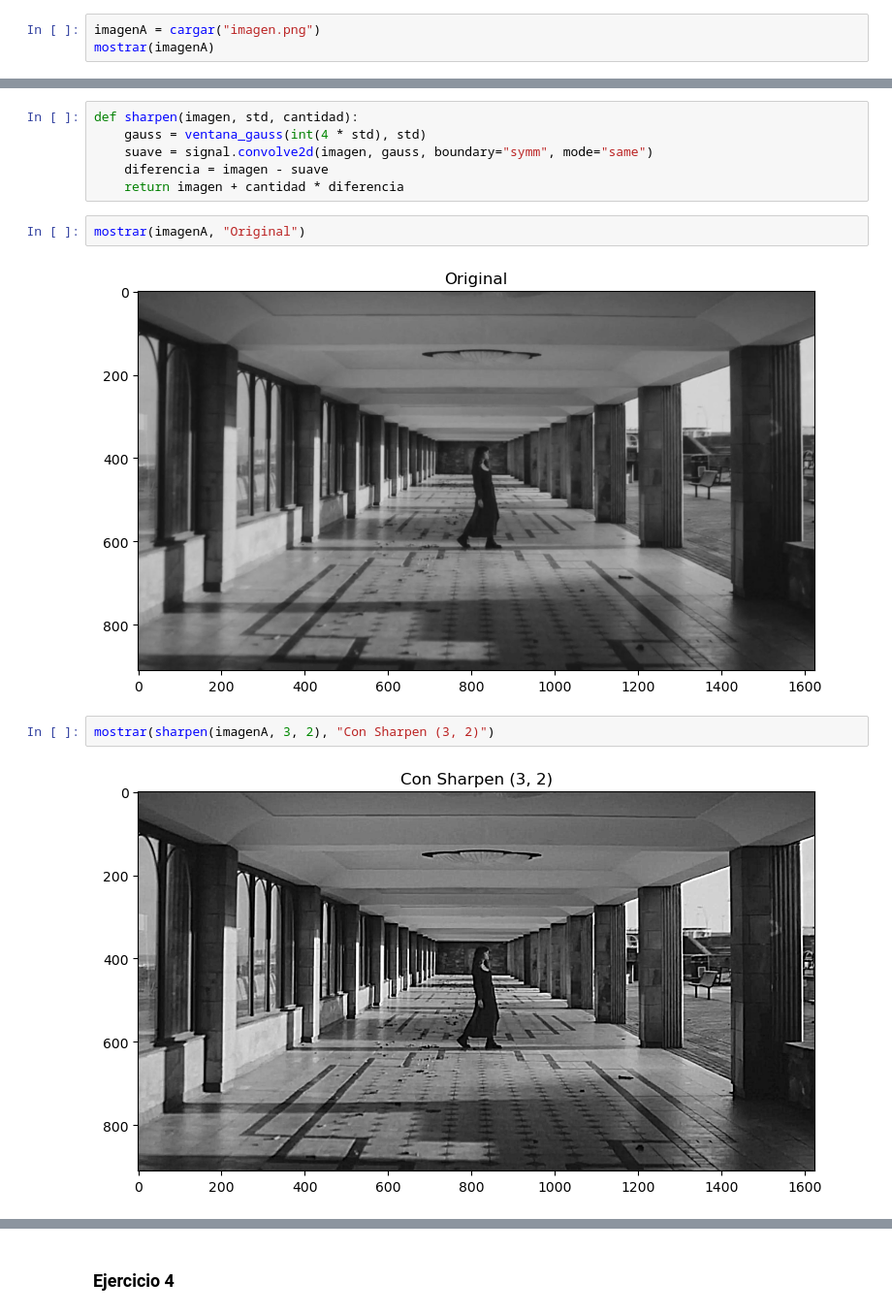
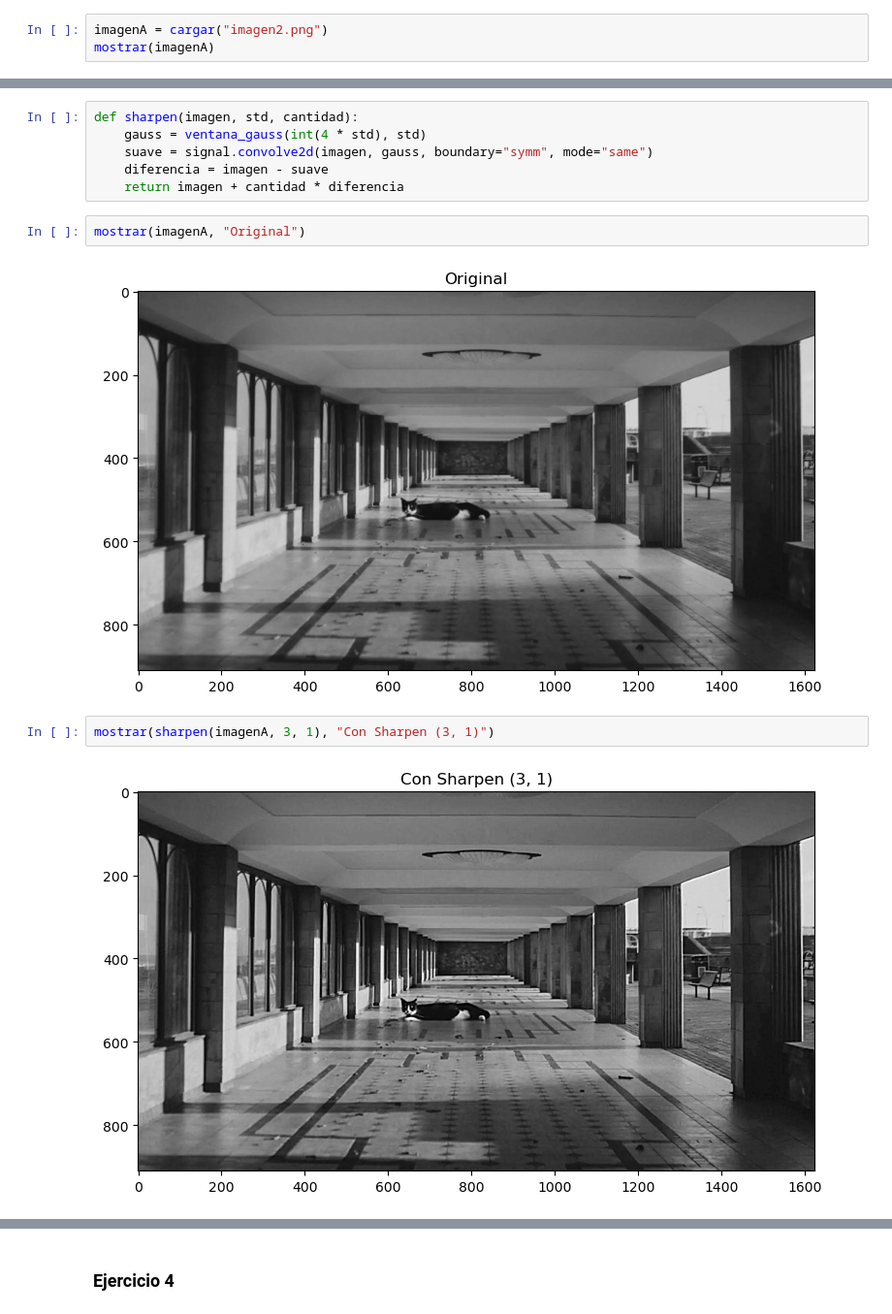
Before and after one commit to manugarciat/erv-practicas, a Jupyter notebook: practica-02/practica-2.ipynb, the cells around one changed output, grey strips where cells are left out. Shown at 97% size. Saved outputs shown, nothing was run; the diff lists cells and outputs as text.

```diff
--- a/practica-02/practica-2.ipynb
+++ b/practica-02/practica-2.ipynb
@@ -45,6 +61,6 @@ array([[ 0, -1, -3,  3,  1],
 # %% [markdown]
 ### Ejercicio 3
 # %%
-imagenA = cargar("imagen.png")
+imagenA = cargar("imagen2.png")
 mostrar(imagenA)
 # %% [output]
@@ -76,11 +89,11 @@ def sharpen(imagen, std, cantidad):
 # %%
 mostrar(imagenA, "Original")
 # %% [output]
-[figure, old version]
+[figure, new version]
 # %%
-mostrar(sharpen(imagenA, 3, 2), "Con Sharpen (3, 2)")
+mostrar(sharpen(imagenA, 3, 1), "Con Sharpen (3, 1)")
 # %% [output]
-[figure, old version]
+[figure, new version]
 # %%
 mostrar(sharpen(imagenA, 5, 2), "Con Sharpen (5, 2)")
 # %% [output]
```
Also changed, not shown: parts of 14 cells of this notebook, 2 other files.
